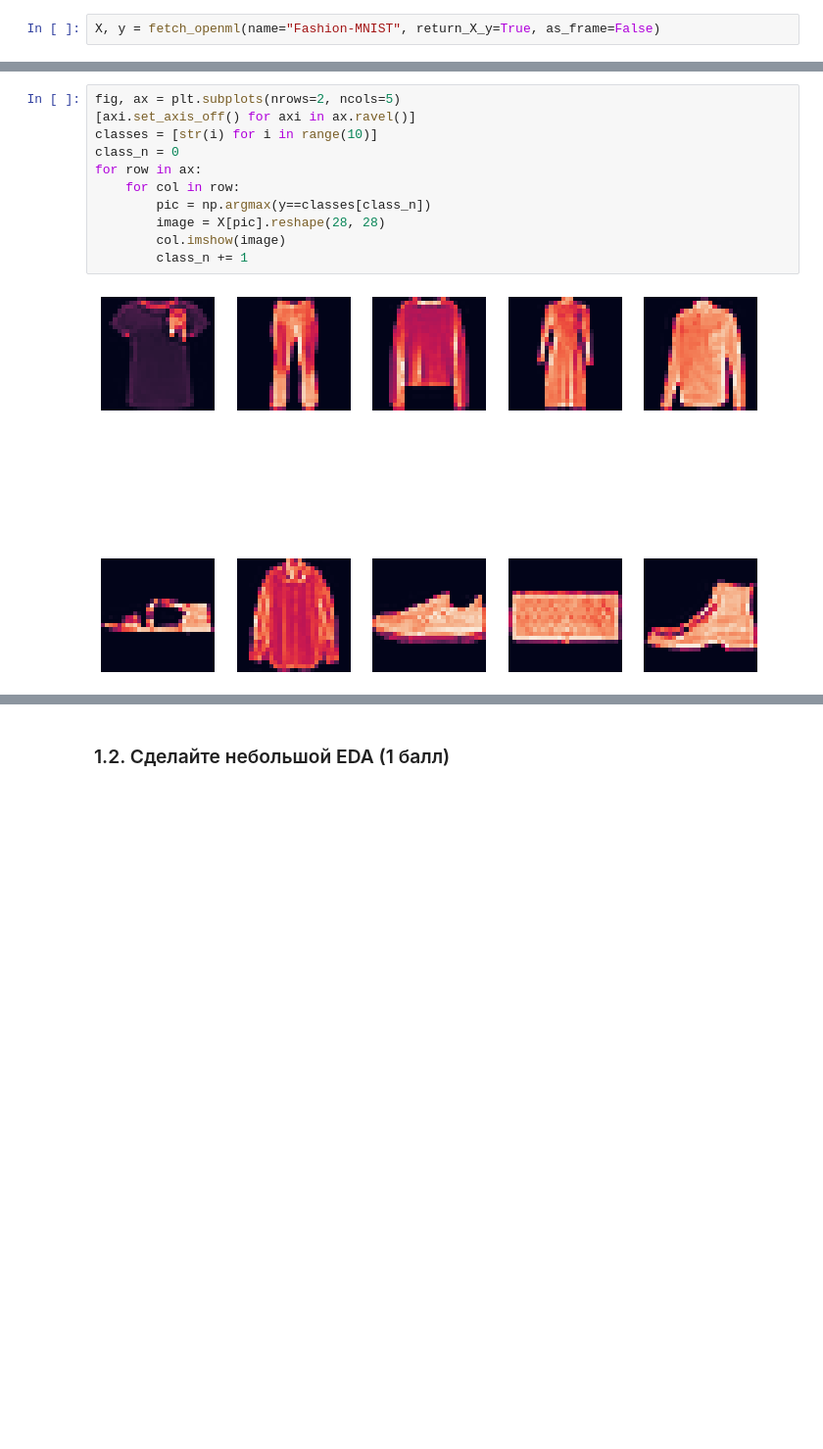
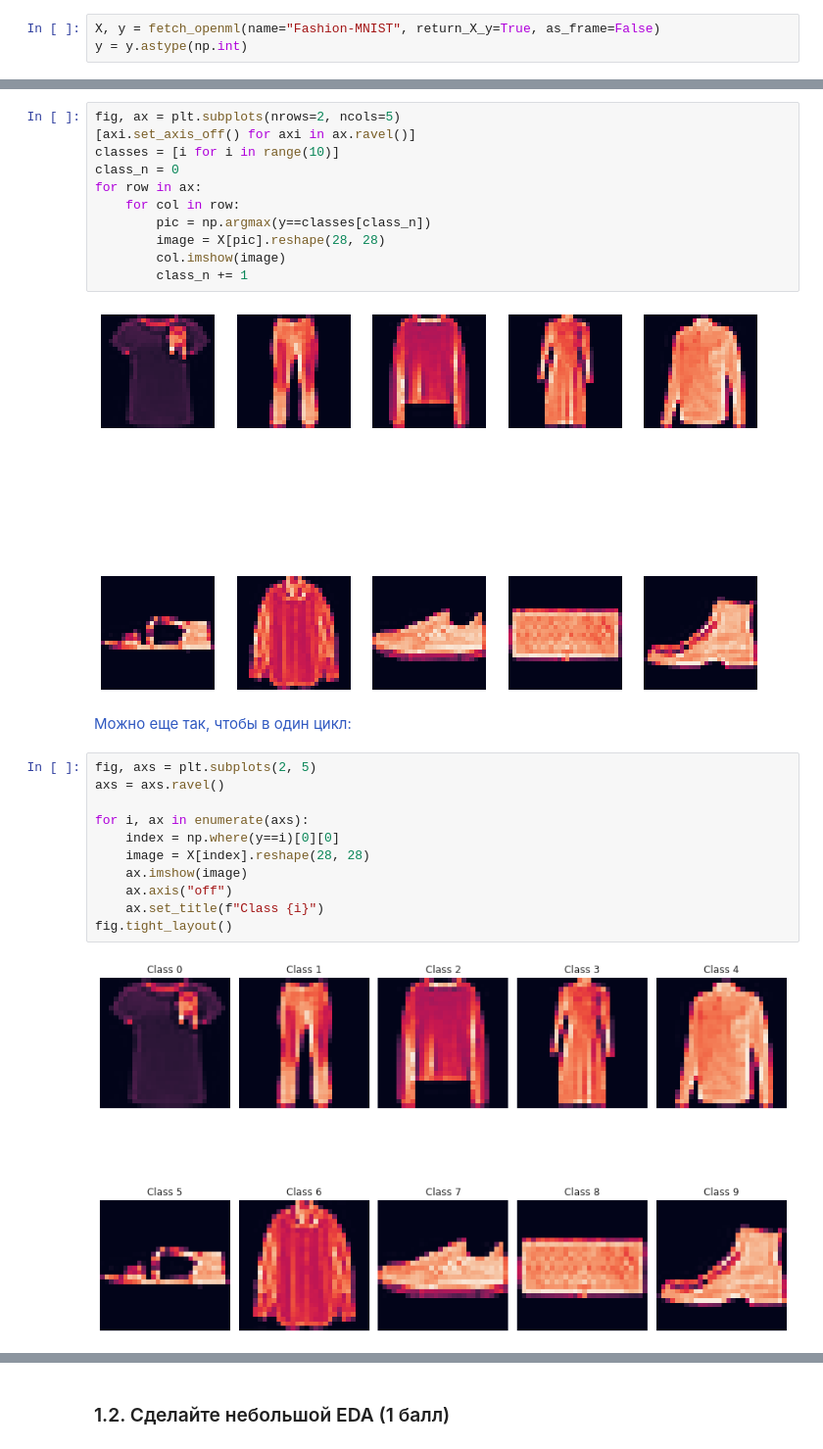
Before and after one commit to MShtol/BI_ML_2021, a Jupyter notebook: lesson_1/KNN.ipynb, the cells around one changed output, grey strips where cells are left out. Shown at 98% size. Drawn from its saved outputs; the diff is of its cells as text; blank space fills up the shorter version.

```diff
--- a/lesson_1/KNN.ipynb
+++ b/lesson_1/KNN.ipynb
@@ -39,6 +47,7 @@ np.random.seed(SEED)
 В этом задании вам предстоит поработать с картинками одежды, среди которых можно выделить 10 классов. Данные уже загружены за вас: в переменной X лежат 70000 картинок размером 28 на 28 пикселей, вытянутые в вектор размерностью 784 (28 * 28). Так как данных довольно много, а наш KNN будет весьма медленный, то возьмем случайно 1000 наблюдений (в реальности в зависимости от вашей реализации можно будет взять больше, но если будет не зватать ОЗУ, то берите меньше).
 # %%
 X, y = fetch_openml(name="Fashion-MNIST", return_X_y=True, as_frame=False)
+y = y.astype(np.int)
 # %%
 idx_to_stay = np.random.choice(np.arange(X.shape[0]), replace=False, size=1000)
 X = X[idx_to_stay]
@@ -60,7 +69,7 @@ plt.axis("off");
 # %%
 fig, ax = plt.subplots(nrows=2, ncols=5)
 [axi.set_axis_off() for axi in ax.ravel()]
-classes = [str(i) for i in range(10)]
+classes = [i for i in range(10)]
 class_n = 0
 for row in ax:
     for col in row:
@@ -70,3 +79,18 @@ for row in ax:
         class_n += 1
 # %% [output]
 [figure]
+# %% [markdown]
+<font color="#3059C1">Можно еще так, чтобы в один цикл:</font>
+# %%
+fig, axs = plt.subplots(2, 5)
+axs = axs.ravel()
+
+for i, ax in enumerate(axs):
+    index = np.where(y==i)[0][0]
+    image = X[index].reshape(28, 28)
+    ax.imshow(image)
+    ax.axis("off")
+    ax.set_title(f"Class {i}")
+fig.tight_layout()
+# %% [output]
+[figure, added]
```
Also changed, not shown: parts of 45 cells of this notebook, 2 other files.
